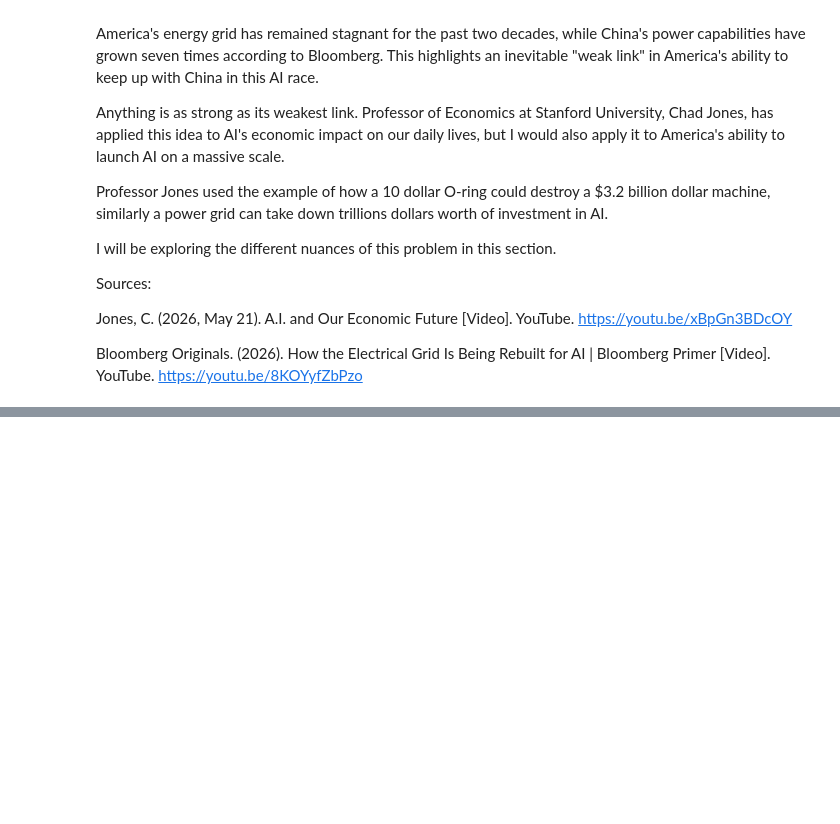
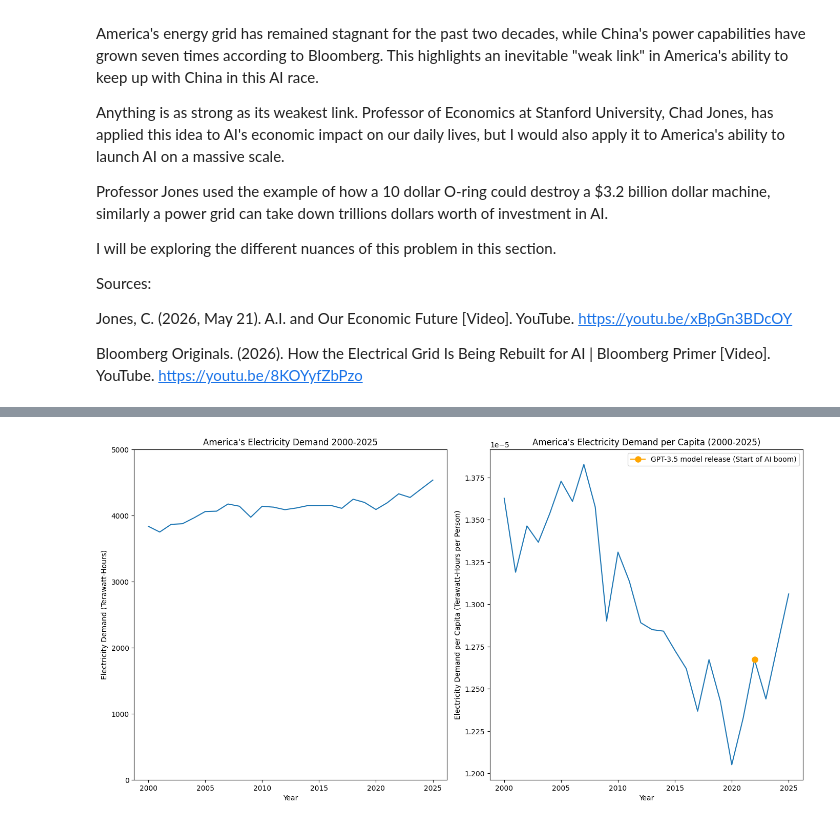
Before and after one commit to kduran-stack/climate_collection_kd, a Jupyter notebook: ML_energy_demand.ipynb, the cells around one changed output, grey strips where cells are left out. Cells and saved outputs as stored; diff of their text form; code cells hidden in the pictures; blank space fills up the shorter version.

```diff
--- a/ML_energy_demand.ipynb
+++ b/ML_energy_demand.ipynb
@@ -80,0 +123,51 @@ plt.show()
+# %%
+
+
+# Create a figure with a clean layout size
+plt.figure(figsize=(14, 14))  #width,height
+
+# --- GRID LAYOUT FIX ---
+# Changed to spanning 4 rows and 4 columns so they fill up the 8x8 space nicely
+ax1 = plt.subplot2grid((8,8), (0,0), rowspan=4, colspan=4) # America's electricity demand
+ax2 = plt.subplot2grid((8,8), (0,4), rowspan=4, colspan=4) # America's Electricity demand per capita
+
+# Plot 1: Absolute Demand
+ax1.plot(america["year"], america["electricity_demand"])
+ax1.set_yticks(np.arange(0, 5001, 1000))
+ax1.set(
+    ylim=(0, 5000),
+    xlabel="Year",
+    ylabel="Electricity Demand (Terawatt-Hours)",
+    title="America's Electricity Demand 2000-2025"
+)
+
+# Data Processing for Plot 2
+rows = (df["iso_code"] == "USA") & (df["year"]).between(2000, 2025)
+col = ["iso_code", "year", "electricity_demand_per_capita"]
+
+america_per_unmasked = df.loc[rows, col]
+america_per = america_per_unmasked.dropna(subset=["electricity_demand_per_capita"]).copy()
+
+# Conversion
+america_per["electricity_demand_per_capita"] = america_per["electricity_demand_per_capita"] / 1_000_000_000
+
+# Mask for 2022 dot
+row_2022 = america_per[america_per["year"] == 2022]
+demand_2022 = row_2022["electricity_demand_per_capita"]
+
+# --- AX2 SYNTAX FIX ---
+# Changed .xlabel(), .ylabel(), and .title() to use object-oriented syntax
+ax2.plot(america_per["year"], america_per["electricity_demand_per_capita"])
+ax2.set_xlabel("Year")
+ax2.set_ylabel("Electricity Demand per Capita (Terawatt-Hours per Person)")
+ax2.set_title("America's Electricity Demand per Capita (2000-2025)")
+
+# Dot
+ax2.plot(2022, demand_2022, marker="o", color="orange", markersize=8, label="GPT-3.5 model release (Start of AI boom)")
+ax2.legend()
+
+# Automatically adjust spacing so labels don't overlap
+plt.tight_layout()
+plt.show()
+# %% [output]
+[figure, added]
```
Also changed, not shown: parts of 7 cells of this notebook.
